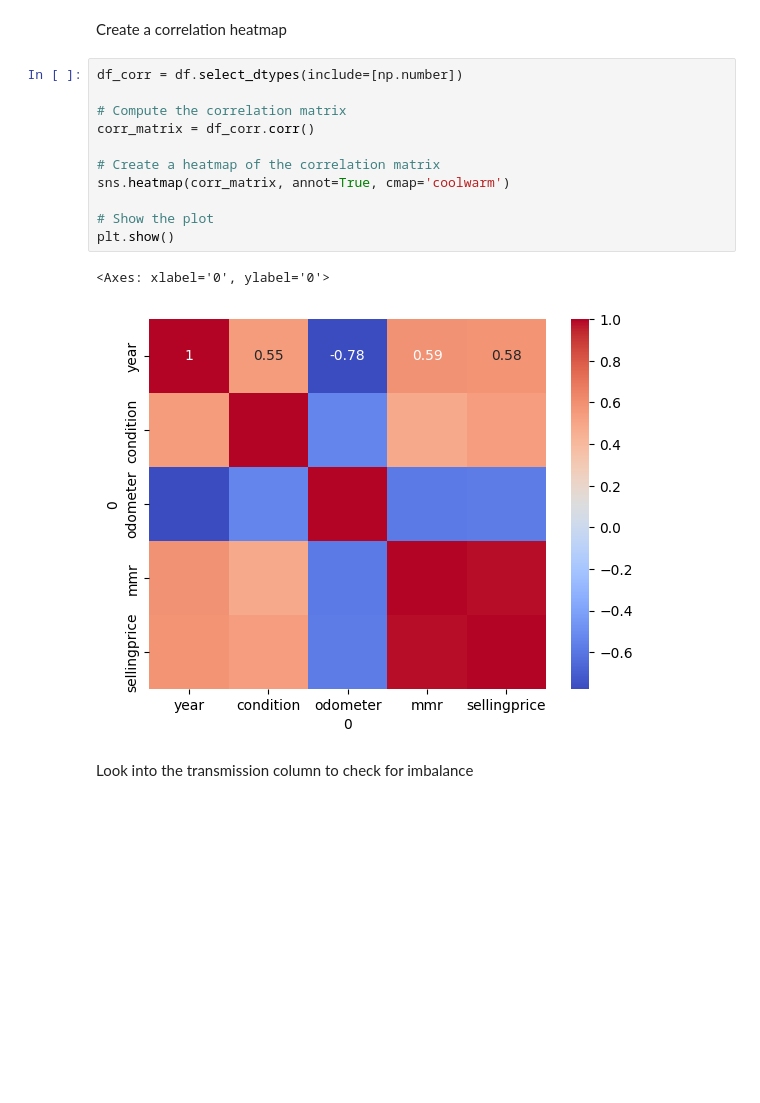
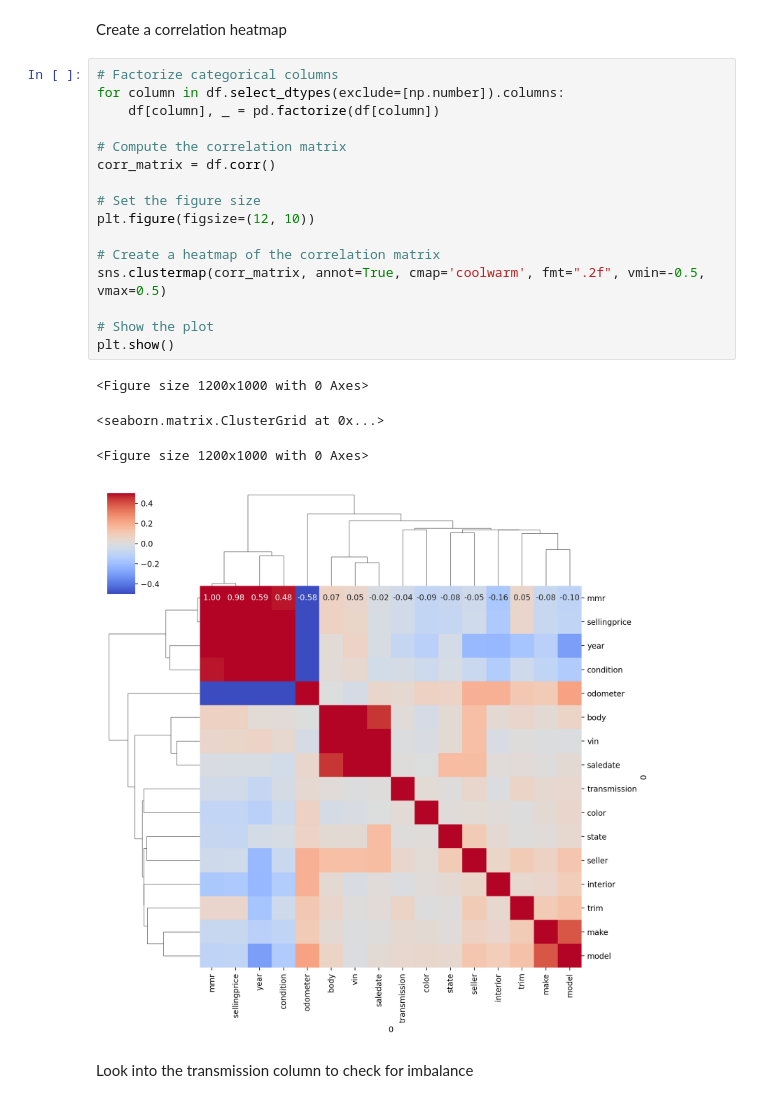
Before and after one commit to jello-bello/AI-Methods-for-Business, a Jupyter notebook: car_prices.ipynb, the cells around one changed output. Cells and saved outputs as stored; diff of their text form; blank space fills up the shorter version.

```diff
--- a/car_prices.ipynb
+++ b/car_prices.ipynb
@@ -249,19 +249,26 @@ There are 533686 rows and 16 columns in the dataset
 # %% [markdown]
 Create a correlation heatmap
 # %%
-df_corr = df.select_dtypes(include=[np.number])
+# Factorize categorical columns
+for column in df.select_dtypes(exclude=[np.number]).columns:
+    df[column], _ = pd.factorize(df[column])
 
 # Compute the correlation matrix
-corr_matrix = df_corr.corr()
+corr_matrix = df.corr()
+
+# Set the figure size
+plt.figure(figsize=(12, 10))
 
 # Create a heatmap of the correlation matrix
-sns.heatmap(corr_matrix, annot=True, cmap='coolwarm')
+sns.clustermap(corr_matrix, annot=True, cmap='coolwarm', fmt=".2f", vmin=-0.5, vmax=0.5)
 
 # Show the plot
 plt.show()
 # %% [output]
-<Axes: xlabel='0', ylabel='0'>
+<Figure size 1200x1000 with 0 Axes>
+<seaborn.matrix.ClusterGrid at 0x...>
+<Figure size 1200x1000 with 0 Axes>
-[figure, old version]
+[figure, new version]
 # %% [markdown]
 Look into the transmission column to check for imbalance
 # %%
```
Also changed, not shown: parts of 4 cells of this notebook.
